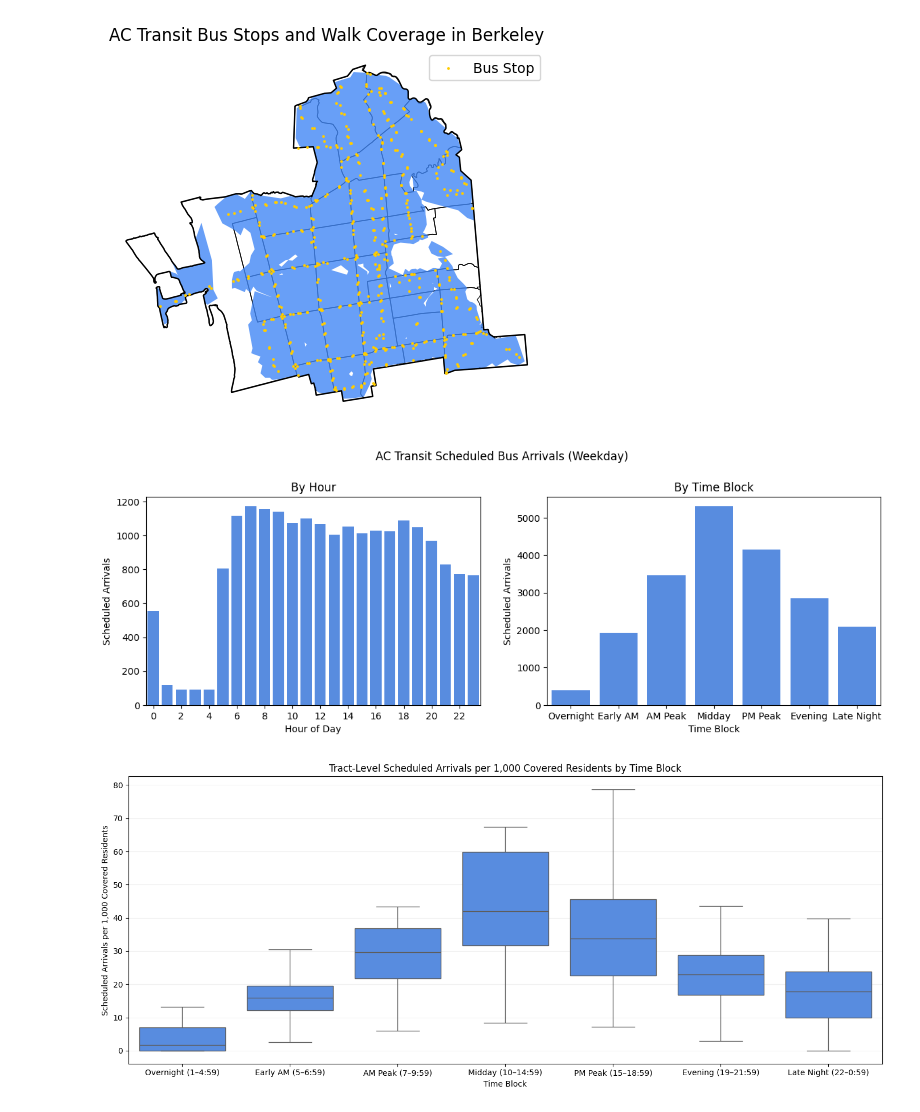
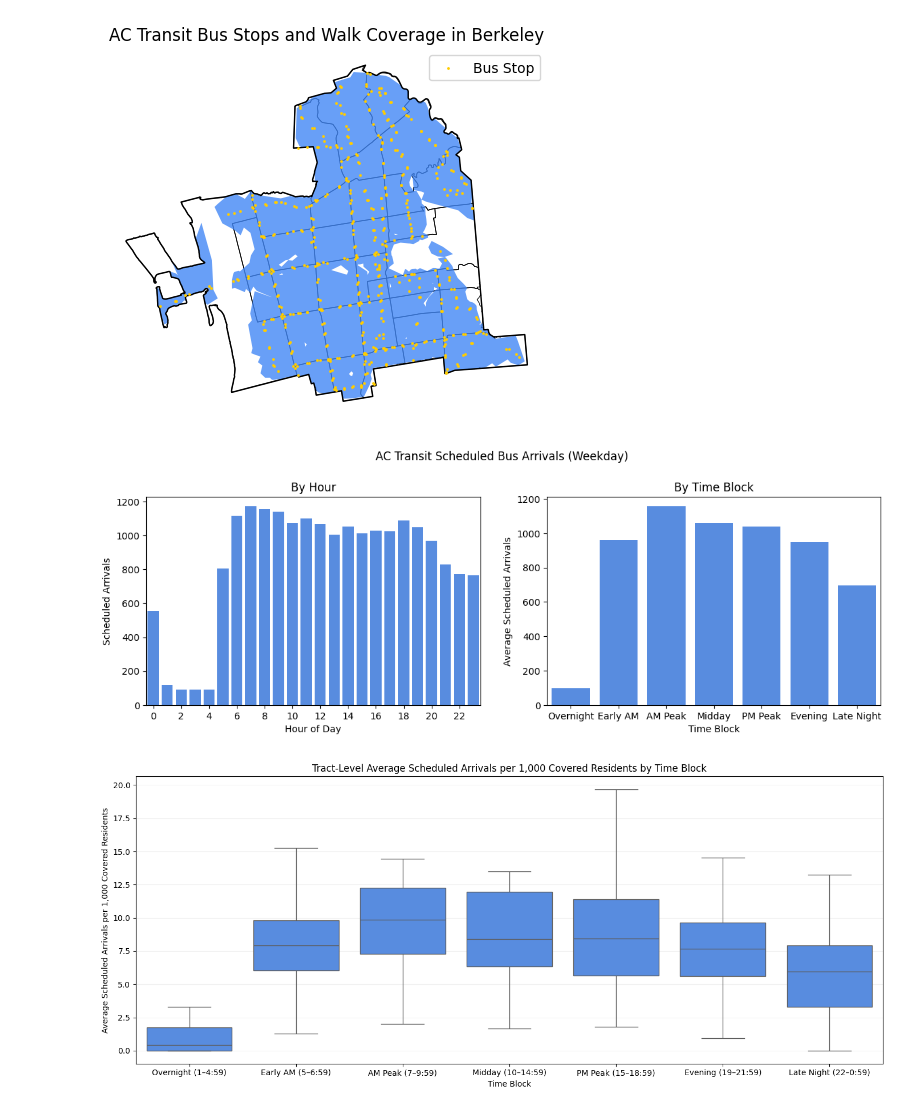
Before and after one commit to lequangvincent/ac-transit-equity, a Jupyter notebook: src/notebooks/visualization.ipynb, the cells around one changed output. Saved outputs shown, nothing was run; the diff lists cells and outputs as text; code cells hidden in the pictures.

```diff
--- a/src/notebooks/visualization.ipynb
+++ b/src/notebooks/visualization.ipynb
@@ -73,7 +78,7 @@ axes[0].set_ylabel("Scheduled Arrivals")
 sns.barplot(
     data=time_block_arrivals,
     x="time_block",
-    y="arrivals",
+    y="average_arrivals",
     color="#4287f5",
     order=time_order,
     ax=axes[1]
@@ -94,33 +99,35 @@ axes[1].set_xticklabels(time_block_labels)
 
 axes[1].set_title("By Time Block")
 axes[1].set_xlabel("Time Block")
-axes[1].set_ylabel("Scheduled Arrivals")
+axes[1].set_ylabel("Average Scheduled Arrivals")
 
+plt.savefig("../visualizations/arrivals.png")
 plt.show()
 # %% [output]
-[figure, old version]
+[figure, new version]
 # %%
 tract_time_block_arrivals = gpd.read_file(
     file_path("tract_time_block_arrivals.geojson")
 )
 
 plt.figure(figsize=(14, 6))
 
 ax = sns.boxplot(
     data=tract_time_block_arrivals,
     x="time_block",
-    y="arrivals_per_1000_covered",
+    y="average_arrivals_per_1000_covered",
     order=time_order,
     showfliers=False,
     color="#4287f5",
 )
 
 ax.set_xlabel("Time Block")
-ax.set_ylabel("Scheduled Arrivals per 1,000 Covered Residents")
-ax.set_title("Tract-Level Scheduled Arrivals per 1,000 Covered Residents by Time Block")
+ax.set_ylabel("Average Scheduled Arrivals per 1,000 Covered Residents")
+ax.set_title("Tract-Level Average Scheduled Arrivals per 1,000 Covered Residents by Time Block")
 
 ax.grid(axis="y", alpha=0.2)
 plt.tight_layout()
+plt.savefig("../visualizations/tract_arrivals.png")
 plt.show()
 # %% [output]
-[figure, old version]
+[figure, new version]
```
Also changed, not shown: parts of 7 cells of this notebook, 12 other files.
